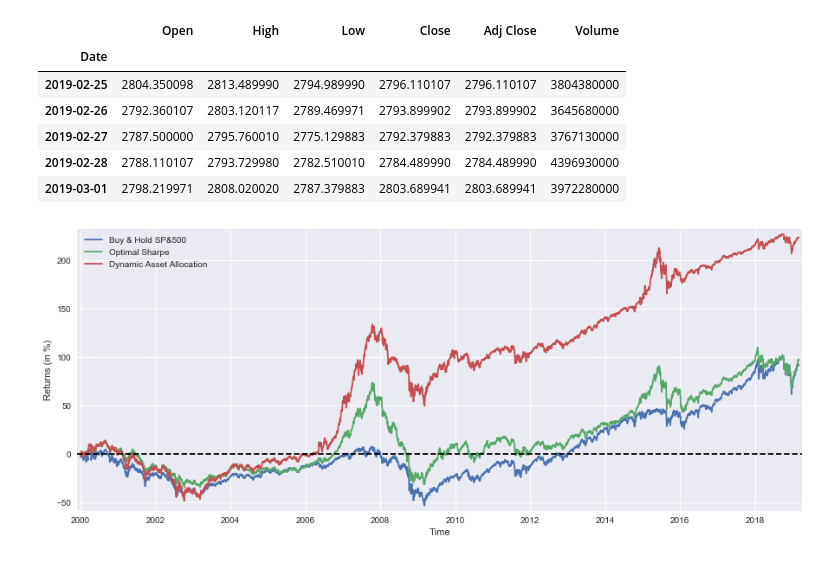
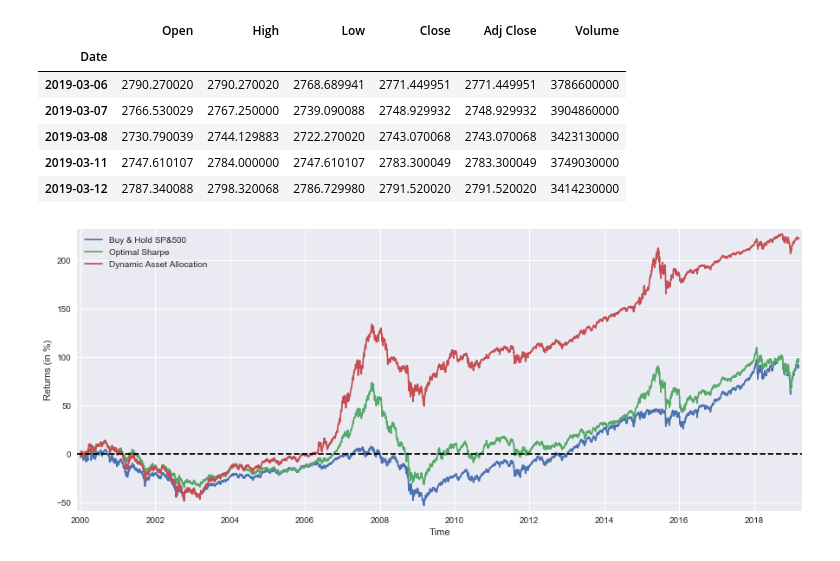
Before and after one commit to LongOnly/Quantitative-Notebooks, a Jupyter notebook: DynamicAssetAllocation.ipynb, the cells around one changed output. Saved outputs shown, nothing was run; the diff lists cells and outputs as text; code cells hidden in the pictures.

```diff
--- a/DynamicAssetAllocation.ipynb
+++ b/DynamicAssetAllocation.ipynb
@@ -25,39 +25,39 @@ def getdata(tickers,start,end,frequency):
     cookie = res.cookies['B']
     pattern = re.compile('.*"CrumbStore":\{"crumb":"(?P<crumb>[^"]+)"\}')
     for line in res.text.splitlines():
         m = pattern.match(line)
         if m is not None:
             crumb = m.groupdict()['crumb']
     for ticker in tickers:
         url_str = "https://query1.finance.yahoo.com/v7/finance/download/%s"
         url_str += "?period1=%s&period2=%s&interval=%s&events=history&crumb=%s"
         url = url_str % (ticker, start, end, frequency, crumb)
         res = requests.get(url, cookies={'B': cookie}).text
         OHLC[ticker] = pd.read_csv(io.StringIO(res), index_col=0,
                                    error_bad_lines=False).replace('null', np.nan).dropna()
         OHLC[ticker].index = pd.to_datetime(OHLC[ticker].index)
         OHLC[ticker] = OHLC[ticker].apply(pd.to_numeric)
     return OHLC
 
 # Assets under consideration
 tickers = ['%5EGSPC','000001.SS']
 
 data = None
 while data is None:
     try:
-        data = getdata(tickers,'946684800','1551571200','1d')
+        data = getdata(tickers,'946684800','1552435200','1d')
     except:
          pass
 
 data['%5EGSPC'].tail()
 # %% [output]
 |  | Open | High | Low | Close | Adj Close | Volume |
 | Date |  |  |  |  |  |  |
-| 2019-02-25 | 2804.350098 | 2813.489990 | 2794.989990 | 2796.110107 | 2796.110107 | 3804380000 |
-| 2019-02-26 | 2792.360107 | 2803.120117 | 2789.469971 | 2793.899902 | 2793.899902 | 3645680000 |
-| 2019-02-27 | 2787.500000 | 2795.760010 | 2775.129883 | 2792.379883 | 2792.379883 | 3767130000 |
-| 2019-02-28 | 2788.110107 | 2793.729980 | 2782.510010 | 2784.489990 | 2784.489990 | 4396930000 |
-| 2019-03-01 | 2798.219971 | 2808.020020 | 2787.379883 | 2803.689941 | 2803.689941 | 3972280000 |
+| 2019-03-06 | 2790.270020 | 2790.270020 | 2768.689941 | 2771.449951 | 2771.449951 | 3786600000 |
+| 2019-03-07 | 2766.530029 | 2767.250000 | 2739.090088 | 2748.929932 | 2748.929932 | 3904860000 |
+| 2019-03-08 | 2730.790039 | 2744.129883 | 2722.270020 | 2743.070068 | 2743.070068 | 3423130000 |
+| 2019-03-11 | 2747.610107 | 2784.000000 | 2747.610107 | 2783.300049 | 2783.300049 | 3749030000 |
+| 2019-03-12 | 2787.340088 | 2798.320068 | 2786.729980 | 2791.520020 | 2791.520020 | 3414230000 |
 # %%
 ReturnSP = data['%5EGSPC']['Adj Close']/data['%5EGSPC']['Adj Close'].shift(1)-1
 BuyHoldSP = data['%5EGSPC']['Adj Close']/float(data['%5EGSPC']['Adj Close'][:1])-1
```
Also changed, not shown: parts of 1 cell of this notebook, 4 other files.
